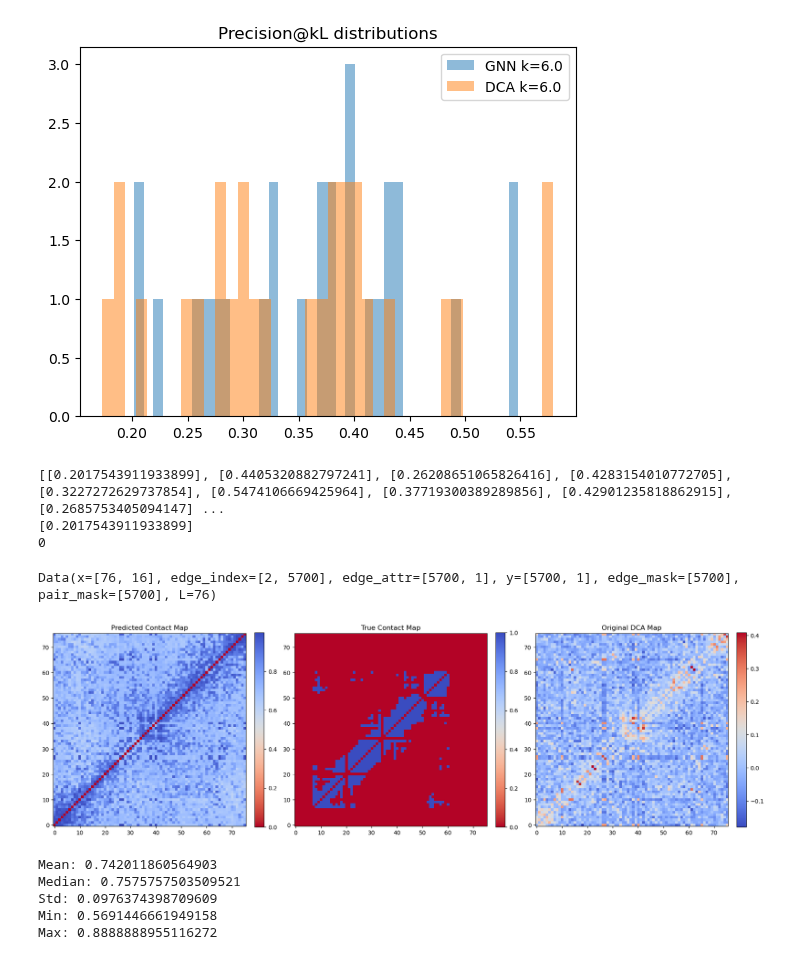
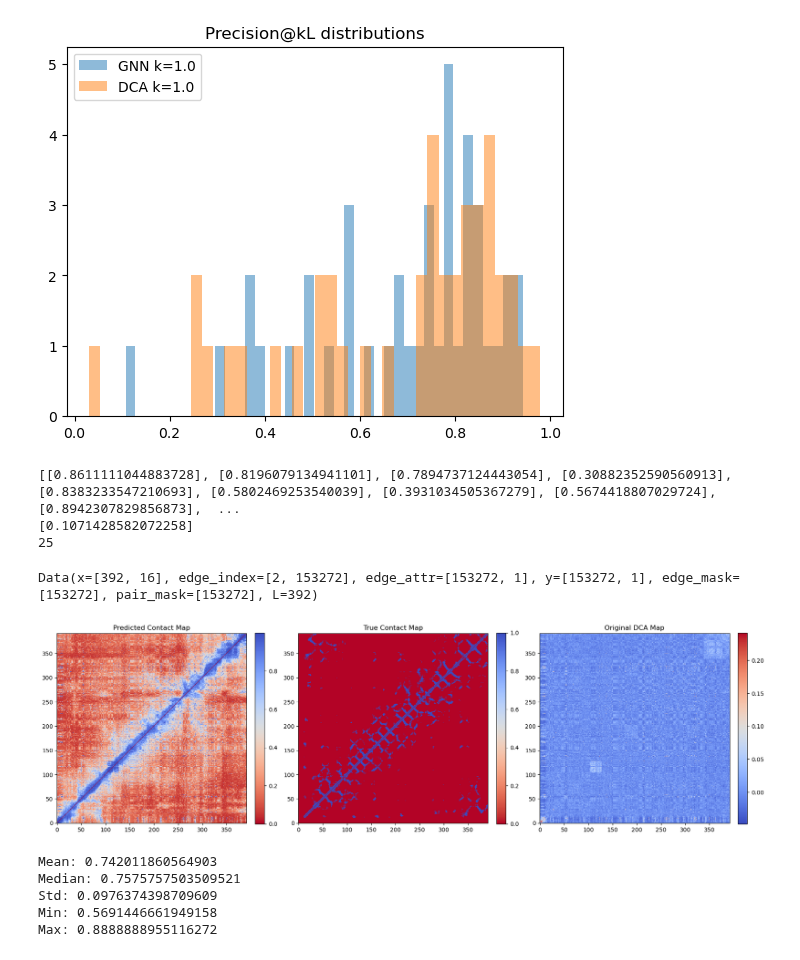
Before and after one commit to Fabiog17/Internship, a Jupyter notebook: GNN_contacts.ipynb, the cells around one changed output. Saved outputs shown, nothing was run; the diff lists cells and outputs as text; code cells hidden in the pictures.

```diff
--- a/GNN_contacts.ipynb
+++ b/GNN_contacts.ipynb
@@ -292,7 +292,7 @@ def average_loss(model, loader, loss_fn, device):
 # %%
 device = torch.device('cuda' if torch.cuda.is_available() else 'cpu')
 
-model = EdgeGNN(node_in_ch=16, edge_in_ch=1, edge_out_ch=1, GNN_layers=5).to(device)
+model = EdgeGNN(node_in_ch=16, edge_in_ch=1, edge_out_ch=1, GNN_layers=6).to(device)
 
 pos_weight = compute_pos_weight(train_loader, device)
 print("pos_weight:", pos_weight.item())
@@ -303,7 +303,7 @@ optimizer = torch.optim.Adam(model.parameters(), lr=0.01)
 train_losses = []
 val_losses = []
 
-for epoch in range(200):
+for epoch in range(500):
 
     model.train()
 
@@ -364,7 +364,7 @@ plt.show()
 #loader = DataLoader([train_loader.dataset[10]], batch_size=1)
 # loader = DataLoader([test_data[2]], batch_size=1)
 # batch = next(iter(loader)).to(device)
-k=6
+k=0.5
 
 prec=[]
 prec_dca=[]
@@ -566,7 +566,7 @@ def precision_at_kL_dca_per_graph(batch, k):
 
     return precisions
 # %%
-k_values = [6.0]
+k_values = [1.0]
 
 results = {k: [] for k in k_values}
 results_dca = {k: [] for k in k_values}
@@ -590,9 +590,9 @@ plt.legend()
 plt.title("Precision@kL distributions")
 plt.show()
 # %% [output]
-[figure, old version]
+[figure, new version]
 # %%
-k=6.0
+k=1.0
 precision=[]
 for batch in test_loader:
         batch = batch.to(device)
@@ -603,9 +603,9 @@ print(precision)
 print(min(precision))
 print(precision.index(min(precision)))
 # %% [output]
-[[0.2017543911933899], [0.4405320882797241], [0.26208651065826416], [0.4283154010772705], [0.3227272629737854], [0.5474106669425964], [0.37719300389289856], [0.42901235818862915], [0.2685753405094147] ...
-[0.2017543911933899]
-0
+[[0.8611111044883728], [0.8196079134941101], [0.7894737124443054], [0.30882352590560913], [0.8383233547210693], [0.5802469253540039], [0.3931034505367279], [0.5674418807029724], [0.8942307829856873],  ...
+[0.1071428582072258]
+25
 # %%
 def graph_to_matrix(data, values):
     num_nodes = data.x.shape[0]
@@ -616,7 +616,7 @@ def graph_to_matrix(data, values):
 
     return mat
 # %%
-pos=0
+pos=25
 
 
 i=0
@@ -631,35 +631,35 @@ batch=test_data[pos]
 print(batch)
 
 mask = batch.edge_mask & batch.pair_mask
 
 scores = torch.sigmoid(pred_logits.squeeze(-1))
 pred_contact_map = graph_to_matrix(batch, scores.cpu())
 true_contact_map = graph_to_matrix(batch, batch.y.cpu())
 original_dca_map = graph_to_matrix(batch, batch.edge_attr.cpu())
 
 
 fig, axes = plt.subplots(1, 3, figsize=(18, 6))  # 1 row, 3 columns
 
 # --- Predicted Distance Map ---
 im0 = axes[0].imshow(pred_contact_map, cmap='coolwarm_r', origin='lower')
 axes[0].set_title("Predicted Contact Map")
 plt.colorbar(im0, ax=axes[0], fraction=0.046, pad=0.04)
 
 # --- True Distance Map ---
 im1 = axes[1].imshow(true_contact_map, cmap='coolwarm_r', origin='lower')
 axes[1].set_title("True Contact Map")
 plt.colorbar(im1, ax=axes[1], fraction=0.046, pad=0.04)
 
 # --- Original DCA Map ---
 im2 = axes[2].imshow(original_dca_map, cmap='coolwarm', origin='lower')
 axes[2].set_title("Original DCA Map")
 plt.colorbar(im2, ax=axes[2], fraction=0.046, pad=0.04)
 
 plt.tight_layout()
 plt.show()
 # %% [output]
-Data(x=[76, 16], edge_index=[2, 5700], edge_attr=[5700, 1], y=[5700, 1], edge_mask=[5700], pair_mask=[5700], L=76)
+Data(x=[392, 16], edge_index=[2, 153272], edge_attr=[153272, 1], y=[153272, 1], edge_mask=[153272], pair_mask=[153272], L=392)
-[figure, old version]
+[figure, new version]
 # %%
 k=6.0
 print("Mean:", np.mean(results[k]))
```
Also changed, not shown: parts of 6 cells of this notebook, 32 other files.
